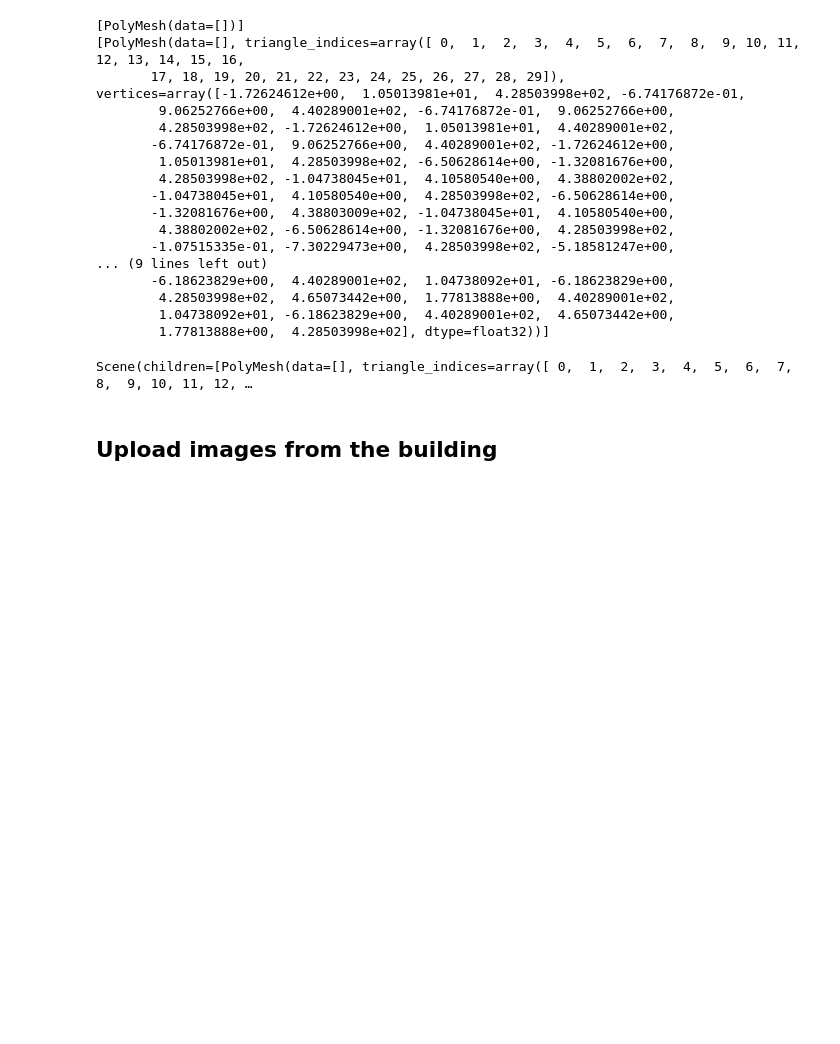
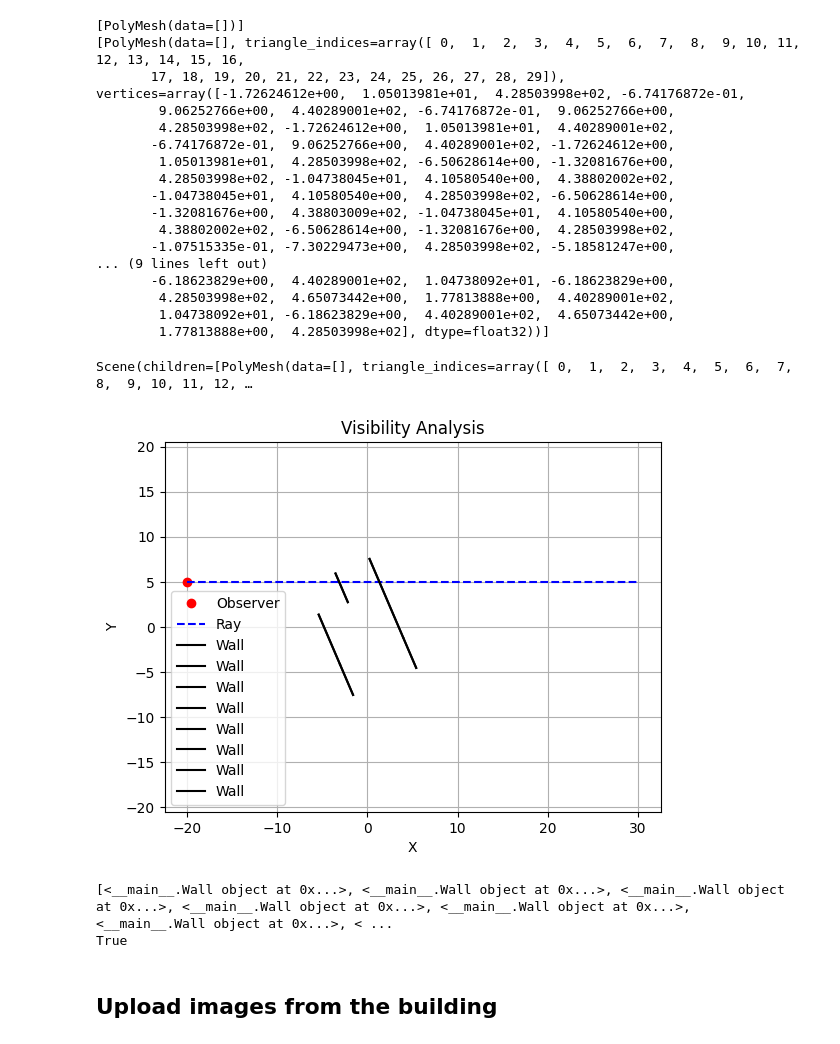
Before and after one commit to looopic/3DTexturingWithOpenData, a Jupyter notebook: getModelFromAddress.ipynb, the cells around one changed output. Cells and saved outputs as stored; diff of their text form; code cells hidden in the pictures; blank space fills up the shorter version.

Commit message:
Visibility analysis  with observer

```diff
--- a/getModelFromAddress.ipynb
+++ b/getModelFromAddress.ipynb
@@ -428,6 +426,76 @@ w walls
         1.04738092e+01, -6.18623829e+00,  4.40289001e+02,  4.65073442e+00,
         1.77813888e+00,  4.28503998e+02], dtype=float32))]
 Scene(children=[PolyMesh(data=[], triangle_indices=array([ 0,  1,  2,  3,  4,  5,  6,  7,  8,  9, 10, 11, 12, …
+# %%
+import math
+import matplotlib.pyplot as plt
+
+class Point:
+    def __init__(self, x, y):
+        self.x = x
+        self.y = y
+
+class Wall:
+    def __init__(self, start, end):
+        self.start = start
+        self.end = end
+
+def is_visible(walls, observer, direction):
+    #Create imaginary line from observer to wall
+    ray_end = Point(observer.x + 10*math.cos(direction), observer.y + 10*math.sin(direction))
+
+    #Check if the wall intersects the line
+    for wall in walls:
+        if intersect(observer, ray_end, wall.start, wall.end):
+            return False #Wall blocks the view
+    return True #No wall blocks the view
+
+def intersect(p1, p2, p3, p4):
+    #Check if lines intersect
+    def ccw(A,B,C):
+        return (C.y-A.y)*(B.x-A.x) > (B.y-A.y)*(C.x-A.x)
+    return ccw(p1,p3,p4) != ccw(p2,p3,p4) and ccw(p1,p2,p3) != ccw(p1,p2,p4)
+
+wallsWE=[]
+for i in range(0, len(wallsWE2D),6):
+    x1, y1, x2, y2, x3, y3 = wallsWE2D[i], wallsWE2D[i+1], wallsWE2D[i+2], wallsWE2D[i+3], wallsWE2D[i+4], wallsWE2D[i+5]
+    if(x1 <= x2 and x2 < x3):
+        wallsWE.append(Wall(Point(x1, y1), Point(x3, y3)))
+    elif(x1 <= x3 and x3 < x2):
+        wallsWE.append(Wall(Point(x1, y1), Point(x2, y2)))
+    elif(x2 <= x1 and x1 < x3):
+        wallsWE.append(Wall(Point(x2, y2), Point(x3, y3)))
+    elif(x2 <= x3 and x3 < x1):
+        wallsWE.append(Wall(Point(x2, y2), Point(x1, y1)))
+    elif(x3 <= x1 and x1 < x2):
+        wallsWE.append(Wall(Point(x3, y3), Point(x2, y2)))
+    else:
+        wallsWE.append(Wall(Point(x3, y3), Point(x1, y1)))
+
+observer_west = Point(-20, 5)
+direction_west = math.pi*2
+
+plt.plot(observer_west.x, observer_west.y, 'ro', label='Observer')
+ray_end = Point(observer_west.x + 50*math.cos(direction_west), observer_west.y + 50*math.sin(direction_west))
+plt.plot([observer_west.x, ray_end.x], [observer_west.y, ray_end.y], 'b--', label='Ray')
+for wall in wallsWE:
+    plt.plot([wall.start.x, wall.end.x], [wall.start.y, wall.end.y], 'k-', label='Wall')
+
+plt.xlabel('X')
+plt.ylabel('Y')
+plt.title('Visibility Analysis')
+plt.legend()
+plt.grid(True)
+plt.axis('equal')
+plt.show()
+
+visible_walls_west = is_visible(wallsWE, observer_west, direction_west)
+print(wallsWE)
+print(visible_walls_west)
+# %% [output]
+[figure, added]
+[<__main__.Wall object at 0x...>, <__main__.Wall object at 0x...>, <__main__.Wall object at 0x...>, <__main__.Wall object at 0x...>, <__main__.Wall object at 0x...>, <__main__.Wall object at 0x...>, < ...
+True
 # %%
 #Strecke des Dreiecks -> Vektor mit positivem y-Wert von Punkt x1, y1 Vergleich mit jeder längsten Strecke jedess Dreieck
 # %% [markdown]
```
Also changed, not shown: parts of 3 cells of this notebook.
